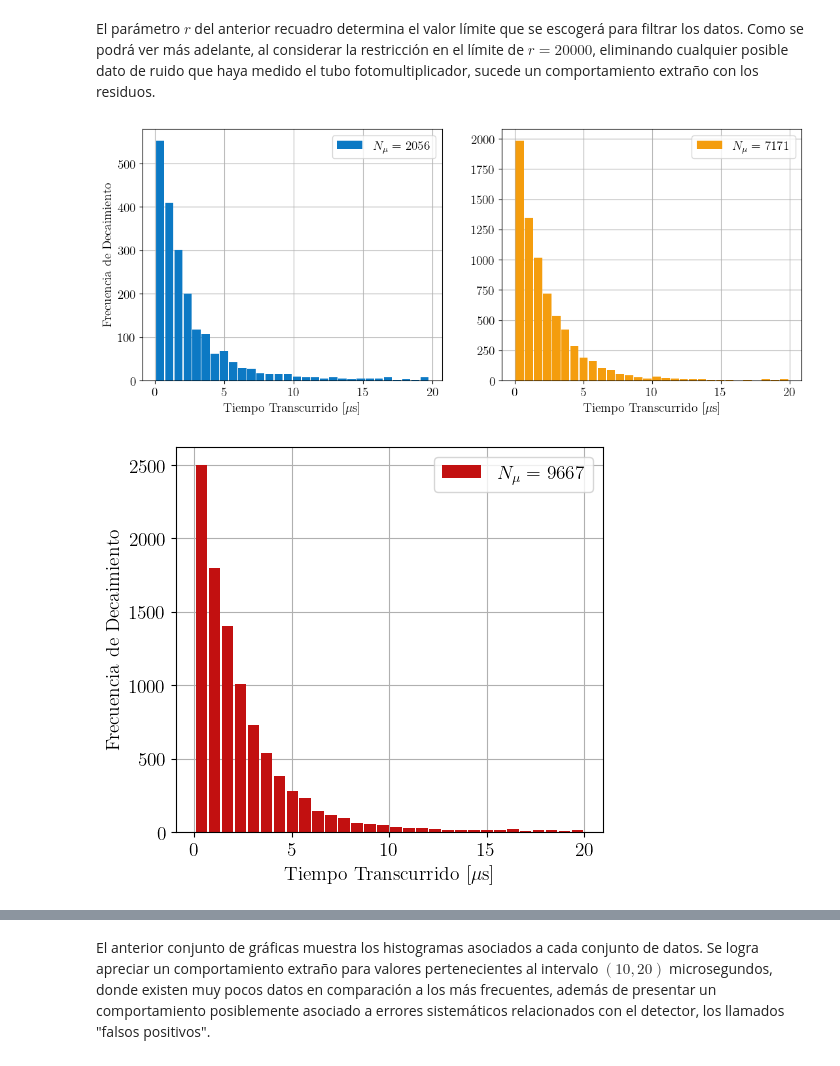
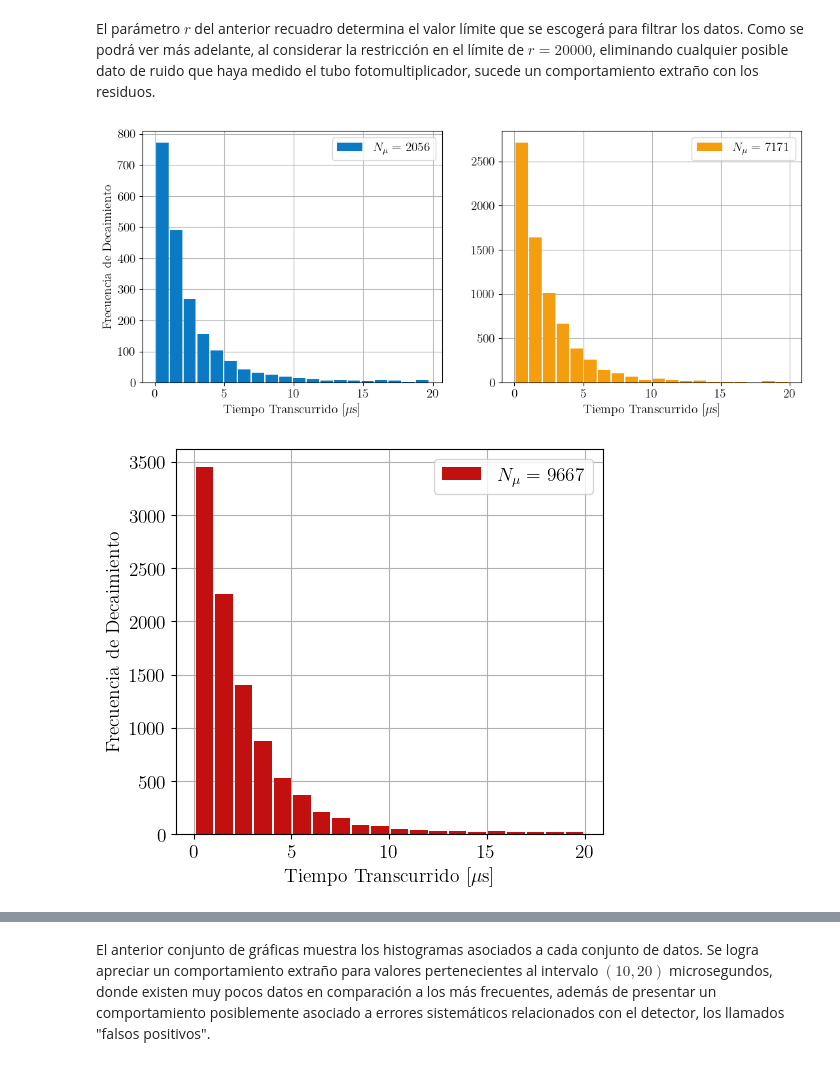
Before and after one commit to ThomasAnkhe/Laboratorio-Intermedio---Uniandes-2024, a Jupyter notebook: Muon Physics/Muon_Physics.ipynb, the cells around one changed output, grey strips where cells are left out. Cells and saved outputs as stored; diff of their text form; code cells hidden in the pictures.

```diff
--- a/Muon Physics/Muon_Physics.ipynb
+++ b/Muon Physics/Muon_Physics.ipynb
@@ -106,39 +108,43 @@ El parámetro $r$ del anterior recuadro determina el valor límite que se escoge
 # %%
 figure, axis = plt.subplots(1, 2, figsize = (13, 5))
 
-bin = 30
+bin = 20
 
 Ffiltered_data = first_pack[Ffilter]
 Fmuon_time = Ffiltered_data["muon"]/1000
 axis[0].hist(Fmuon_time, bins = bin, zorder=2, rwidth=0.9, color = "#0C79C4", label = "$N_{\mu} =$ " + str(len(Ffiltered_data)))
 axis[0].set_ylabel("Frecuencia de Decaimiento")
 axis[0].set_xlabel("Tiempo Transcurrido [$\mu$s]")
 axis[0].grid(True)
 axis[0].legend()
 Ffrequency, Fnumb = np.histogram(Fmuon_time, bins = bin)
 
 Sfiltered_data = second_pack[Sfilter]
 Smuon_time = Sfiltered_data["muon"]/1000
 axis[1].hist(Smuon_time, bins = bin, zorder=2, rwidth=0.9, color = "#F49D0E", label = "$N_{\mu} =$ " + str(len(Sfiltered_data)))
 axis[1].set_xlabel("Tiempo Transcurrido [$\mu$s]")
 axis[1].grid(True)
 axis[1].legend()
 Sfrequency, Snumb = np.histogram(Smuon_time, bins = bin)
 
+#plt.savefig("Muestras Iniciales - Histograma.pdf")
+
 plt.show()
 
 figure, axis = plt.subplots(1, 1, figsize = (5.5, 5))
 
 Tfiltered_data = third_pack[Tfilter]
 Tmuon_time = Tfiltered_data["muon"]/1000
 axis.hist(Tmuon_time, bins = bin, zorder=2, rwidth=0.9, color = "#C21010", label = "$N_{\mu} =$ " + str(len(Tfiltered_data)))
 axis.set_xlabel("Tiempo Transcurrido [$\mu$s]")
 axis.set_ylabel("Frecuencia de Decaimiento")
 axis.grid(True)
 axis.legend()
 Tfrequency, Tnumb = np.histogram(Tmuon_time, bins = bin)
 
+#plt.savefig("Muestra Grande - Histograma.pdf")
+
 plt.show()
 # %% [output]
-[figure, old version]
+[figure, new version]
-[figure, old version]
+[figure, new version]
```
Also changed, not shown: parts of 23 cells of this notebook, 41 other files.
